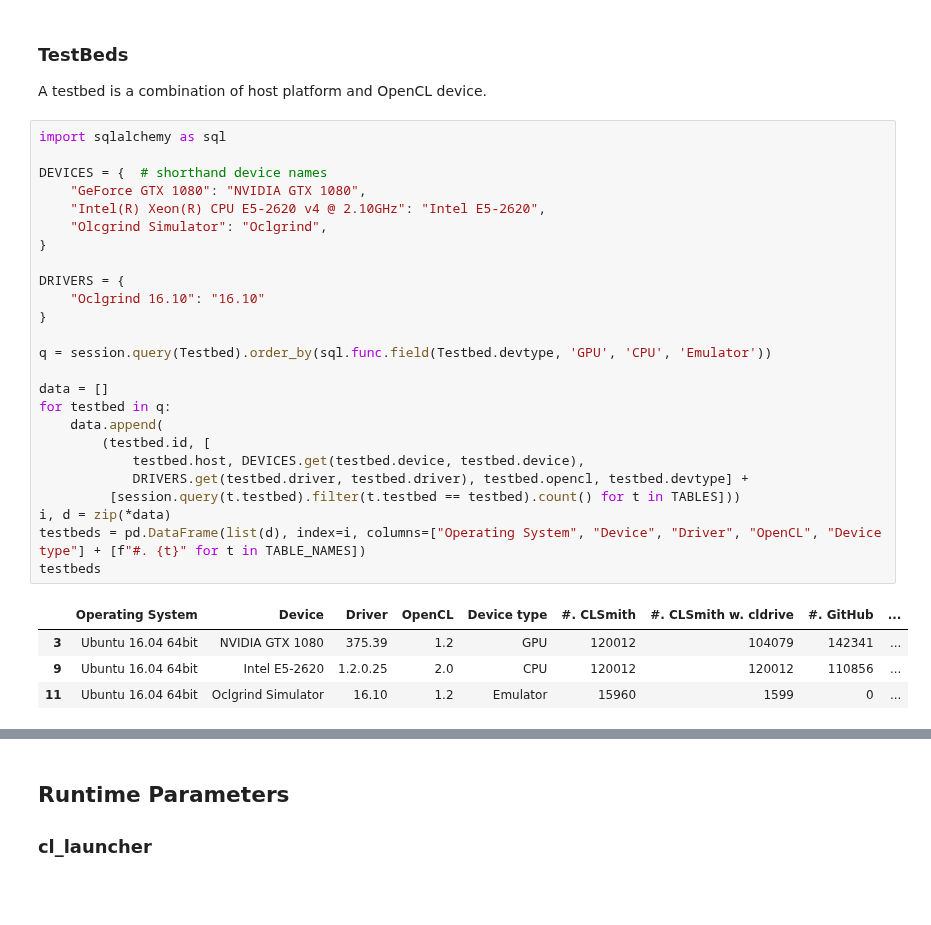
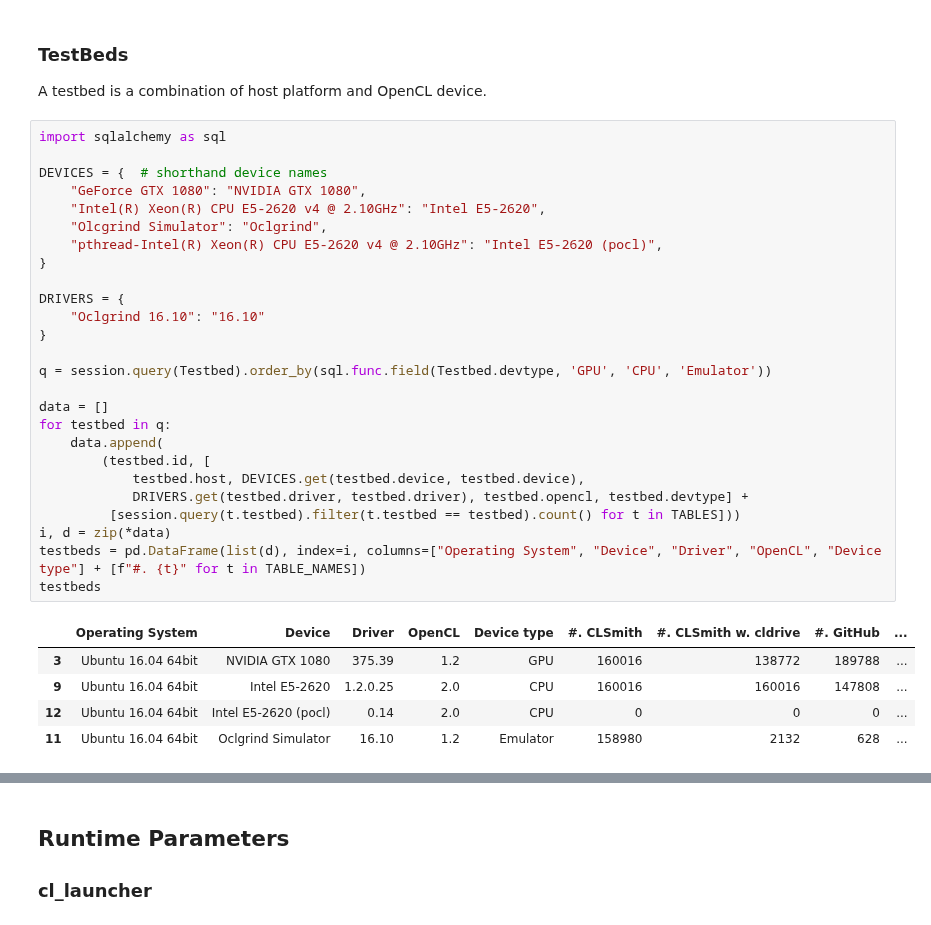
Before and after one commit to ChrisCummins/phd, a Jupyter notebook: difftest/Difftest Results.ipynb, the cells around one changed output, grey strips where cells are left out. Drawn from its saved outputs; the diff is of its cells as text; blank space fills up the shorter version.

```diff
--- a/difftest/Difftest Results.ipynb
+++ b/difftest/Difftest Results.ipynb
@@ -44,33 +44,35 @@ A testbed is a combination of host platform and OpenCL device.
 # %%
 import sqlalchemy as sql
 
 DEVICES = {  # shorthand device names
     "GeForce GTX 1080": "NVIDIA GTX 1080",
     "Intel(R) Xeon(R) CPU E5-2620 v4 @ 2.10GHz": "Intel E5-2620",
     "Olcgrind Simulator": "Oclgrind",
+    "pthread-Intel(R) Xeon(R) CPU E5-2620 v4 @ 2.10GHz": "Intel E5-2620 (pocl)",
 }
 
 DRIVERS = {
     "Oclgrind 16.10": "16.10"
 }
 
 q = session.query(Testbed).order_by(sql.func.field(Testbed.devtype, 'GPU', 'CPU', 'Emulator'))
 
 data = []
 for testbed in q:
     data.append(
         (testbed.id, [
             testbed.host, DEVICES.get(testbed.device, testbed.device),
             DRIVERS.get(testbed.driver, testbed.driver), testbed.opencl, testbed.devtype] +
          [session.query(t.testbed).filter(t.testbed == testbed).count() for t in TABLES]))
 i, d = zip(*data)
 testbeds = pd.DataFrame(list(d), index=i, columns=["Operating System", "Device", "Driver", "OpenCL", "Device type"] + [f"#. {t}" for t in TABLE_NAMES])
 testbeds
 # %% [output]
 |  | Operating System | Device | Driver | OpenCL | Device type | #. CLSmith | #. CLSmith w. cldrive | #. GitHub | ... |
-| 3 | Ubuntu 16.04 64bit | NVIDIA GTX 1080 | 375.39 | 1.2 | GPU | 120012 | 104079 | 142341 | ... |
-| 9 | Ubuntu 16.04 64bit | Intel E5-2620 | 1.2.0.25 | 2.0 | CPU | 120012 | 120012 | 110856 | ... |
-| 11 | Ubuntu 16.04 64bit | Oclgrind Simulator | 16.10 | 1.2 | Emulator | 15960 | 1599 | 0 | ... |
+| 3 | Ubuntu 16.04 64bit | NVIDIA GTX 1080 | 375.39 | 1.2 | GPU | 160016 | 138772 | 189788 | ... |
+| 9 | Ubuntu 16.04 64bit | Intel E5-2620 | 1.2.0.25 | 2.0 | CPU | 160016 | 160016 | 147808 | ... |
+| 12 | Ubuntu 16.04 64bit | Intel E5-2620 (pocl) | 0.14 | 2.0 | CPU | 0 | 0 | 0 | ... |
+| 11 | Ubuntu 16.04 64bit | Oclgrind Simulator | 16.10 | 1.2 | Emulator | 158980 | 2132 | 628 | ... |
 # %%
 # push LaTex to Overleaf
 !cd ~/docs/paper-project_b/ && git pull --rebase
```
Also changed, not shown: parts of 22 cells of this notebook, 1 other file.
